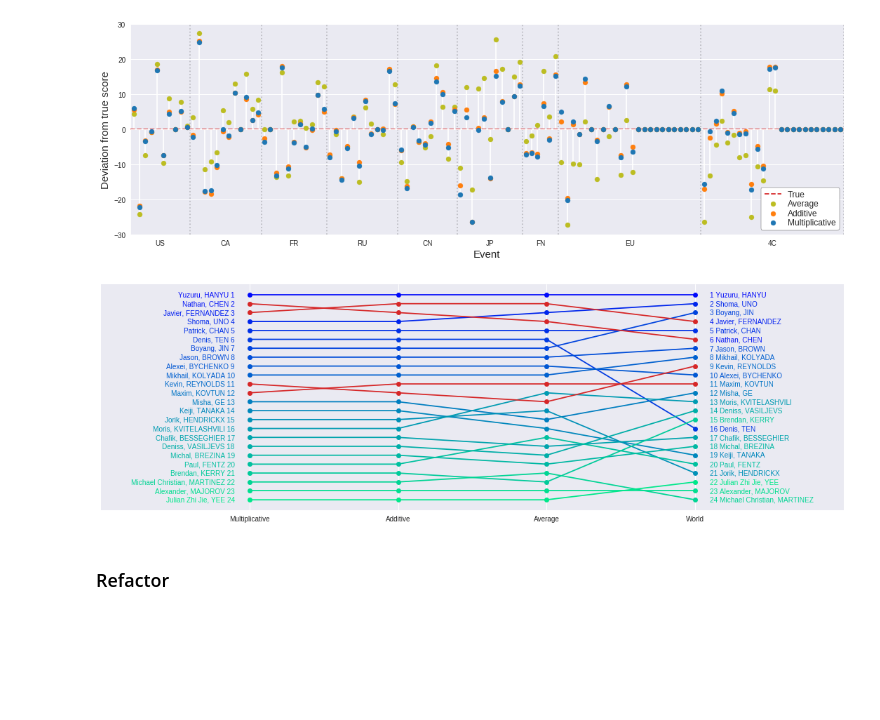
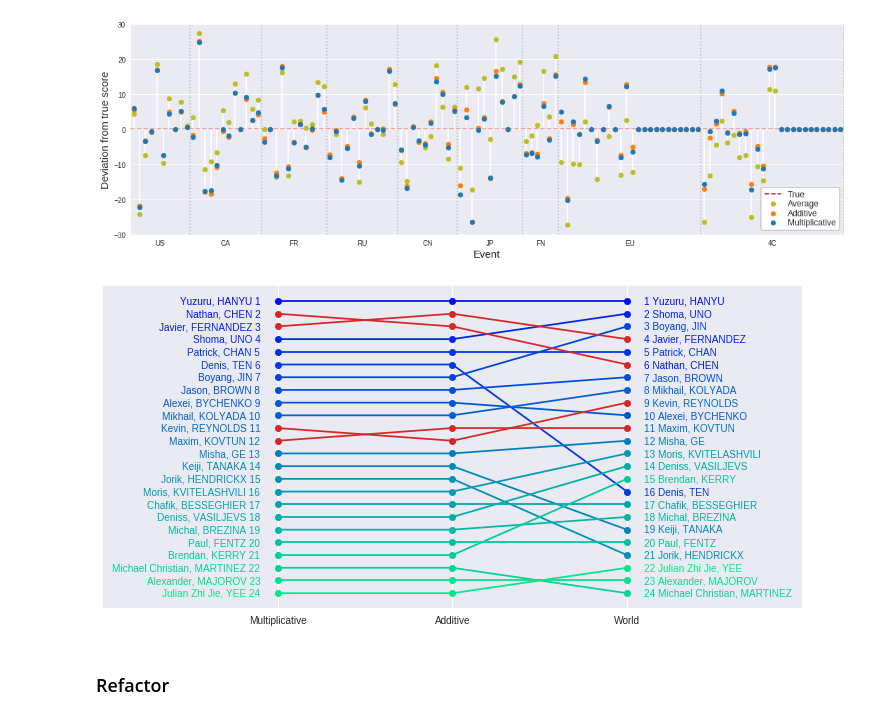
Before and after one commit to khanhnguyendata/skate_predict, a Jupyter notebook: analysis.ipynb, the cells around one changed output. Saved outputs shown, nothing was run; the diff lists cells and outputs as text; code cells hidden in the pictures; blank space fills up the shorter version.

Commit message:
Change model comparison to paired t-tests, modify some graphs

```diff
--- a/analysis.ipynb
+++ b/analysis.ipynb
@@ -386,7 +270,7 @@ X = dummies.values
 y = season_scores['score'].values
 
 # Append column of all 1's to the left of feature matrix
-X = np.insert(X, 0, 1, axis=1)
+X = np.insert(X, obj=0, values=1, axis=1)
 
 # Apply normal equation to find linear regression coefficients (including intercept)
 coefs_linear = np.linalg.inv(X.T @ X) @ (X.T @ y)
@@ -665,10 +546,10 @@ def plot_multiple_rankings(ax, rankings, labels, filepath=None, xfontsize=None,
 # %%
 fig, ax = plt.subplots(figsize=(10, 5))
 plot_multiple_rankings(ax, [linear_ranking, avg_ranking, world_ranking], ['Additive', 'Average', 'World'])
-for line_id in [19, 15, 5]:
+for line_id in [19, 15, 6]:
     del ax.lines[line_id]
 ax.plot(range(3), [4, 7, 4], 'o-', color='tab:red')
 ax.plot(range(3), [8, 12, 11], 'o-', color='tab:red')
-ax.plot(range(3), [18, 18, 8], 'o-', color='tab:red')
-fig.savefig('viz/add_avg_world.png')
+ax.plot(range(3), [17, 17, 21], 'o-', color='tab:red')
+fig.savefig('viz/board:add_avg_world.png')
 # %% [output]
@@ -1031,17 +818,17 @@ fig.savefig('viz/avg_add_mul.png')
 # %% [output]
 [figure]
 # %%
-fig, ax = plt.subplots(figsize=(15, 5))
-plot_multiple_rankings(ax, [log_linear_ranking, linear_ranking, avg_ranking, world_ranking],
-              ['Multiplicative', 'Additive', 'Average', 'World'])
+fig, ax = plt.subplots(figsize=(10, 5))
+plot_multiple_rankings(ax, [log_linear_ranking, linear_ranking, world_ranking],
+              ['Multiplicative', 'Additive', 'World'])
 for line_id in [11, 10, 2, 1]:
     del ax.lines[line_id]
-ax.plot(range(4), [12, 13, 13, 13], 'o-', color='tab:red')
-ax.plot(range(4), [13, 12, 11, 15], 'o-', color='tab:red')
-ax.plot(range(4), [21, 22, 22, 20], 'o-', color='tab:red')
-ax.plot(range(4), [22, 21, 20, 18], 'o-', color='tab:red')
-fig.savefig('viz/mul_add_avg.png')
+ax.plot(range(3), [12, 13, 13], 'o-', color='tab:red')
+ax.plot(range(3), [13, 12, 15], 'o-', color='tab:red')
+ax.plot(range(3), [21, 22, 20], 'o-', color='tab:red')
+ax.plot(range(3), [22, 21, 18], 'o-', color='tab:red')
+fig.savefig('viz/board: mul_add_world.png')
 # %% [output]
-[figure, old version]
+[figure, new version]
 # %% [markdown]
 ### Refactor
```
Also changed, not shown: parts of 52 cells of this notebook.
